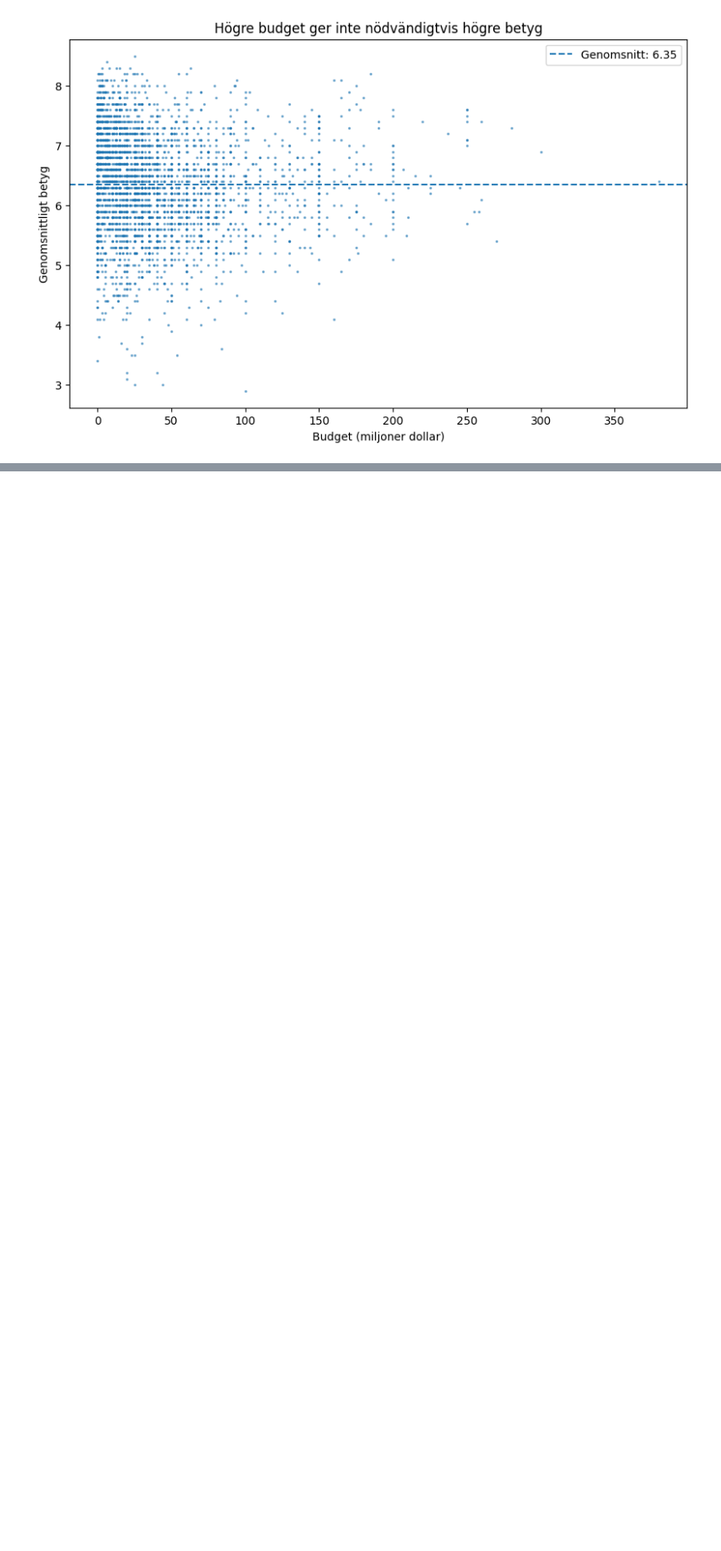
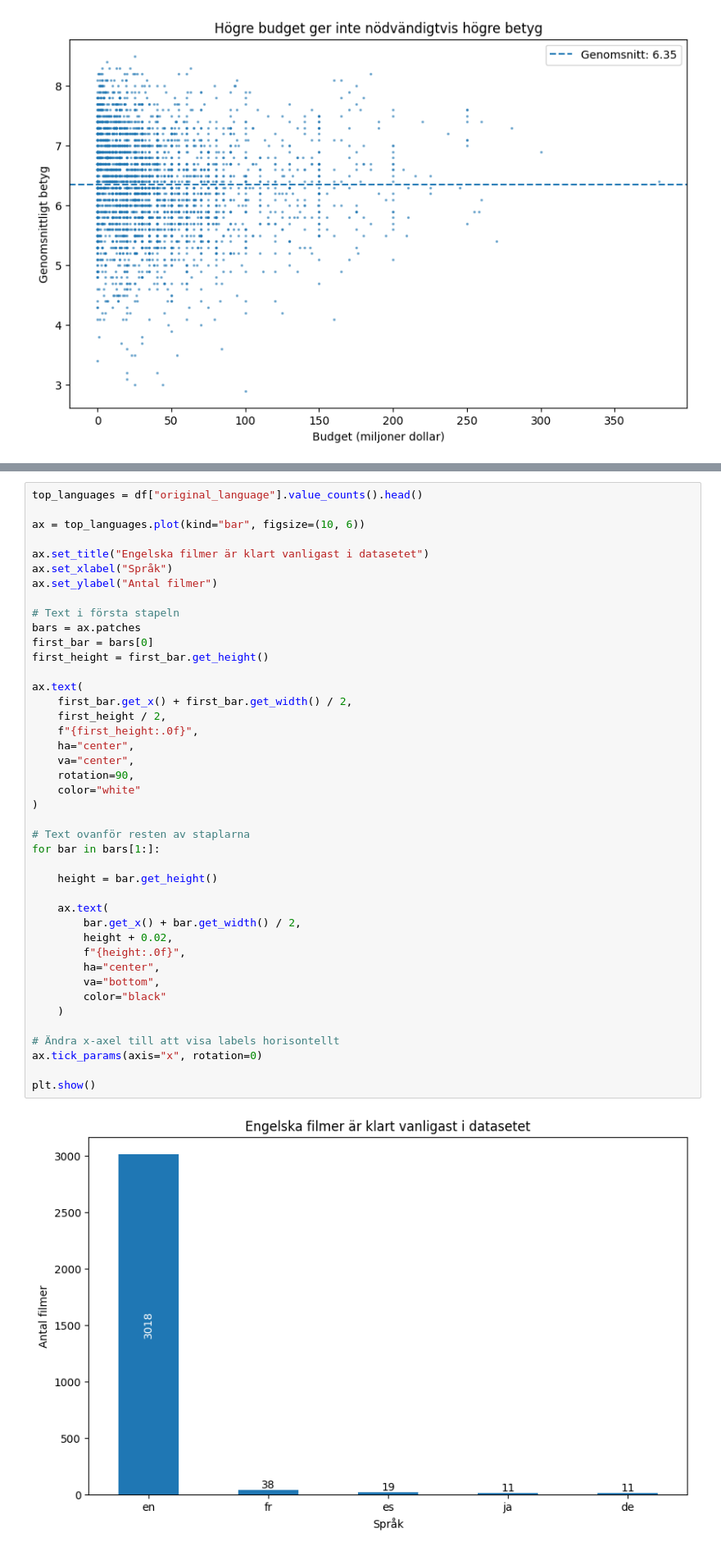
Before and after one commit to lakevalley/kk1-pythonai, a Jupyter notebook: my_notebook.ipynb, the cells around one changed output, grey strips where cells are left out. Shown at 82% size. Saved outputs shown, nothing was run; the diff lists cells and outputs as text; blank space fills up the shorter version.

Commit message:
små justeringar och flyttat ett diagram

```diff
--- a/my_notebook.ipynb
+++ b/my_notebook.ipynb
@@ -228 +186,45 @@ plt.show()
+# %%
+top_languages = df["original_language"].value_counts().head()
+
+ax = top_languages.plot(kind="bar", figsize=(10, 6))
+
+ax.set_title("Engelska filmer är klart vanligast i datasetet")
+ax.set_xlabel("Språk")
+ax.set_ylabel("Antal filmer")
+
+# Text i första stapeln
+bars = ax.patches
+first_bar = bars[0]
+first_height = first_bar.get_height()
+
+ax.text(
+    first_bar.get_x() + first_bar.get_width() / 2,
+    first_height / 2,
+    f"{first_height:.0f}",
+    ha="center",
+    va="center",
+    rotation=90,
+    color="white"
+)
+
+# Text ovanför resten av staplarna
+for bar in bars[1:]:
+
+    height = bar.get_height()
+
+    ax.text(
+        bar.get_x() + bar.get_width() / 2,
+        height + 0.02,
+        f"{height:.0f}",
+        ha="center",
+        va="bottom",
+        color="black"
+    )
+
+# Ändra x-axel till att visa labels horisontellt
+ax.tick_params(axis="x", rotation=0)
+
+plt.show()
+# %% [output]
+[figure, added]
 # %% [markdown]
```
Also changed, not shown: parts of 8 cells of this notebook.
